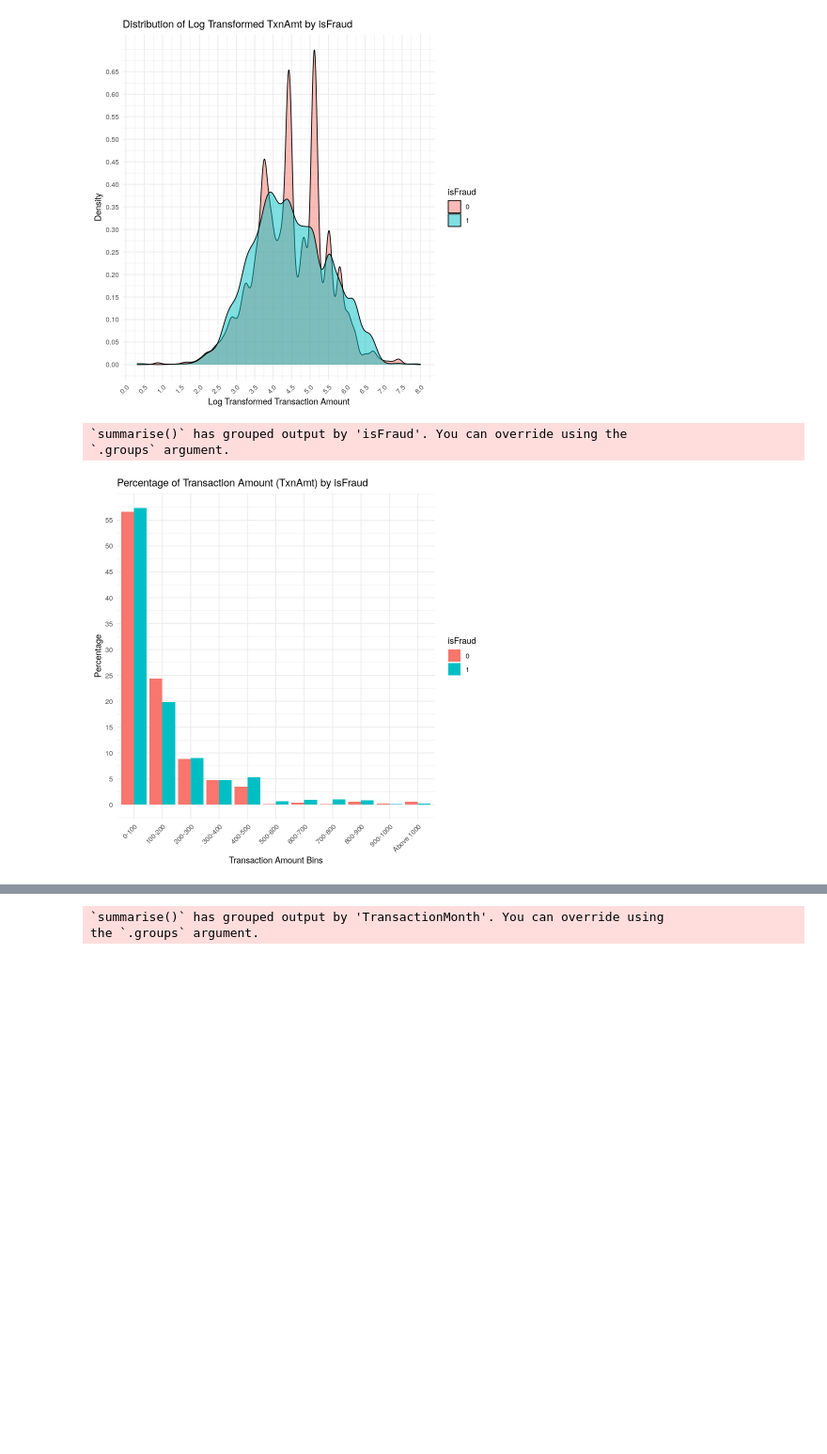
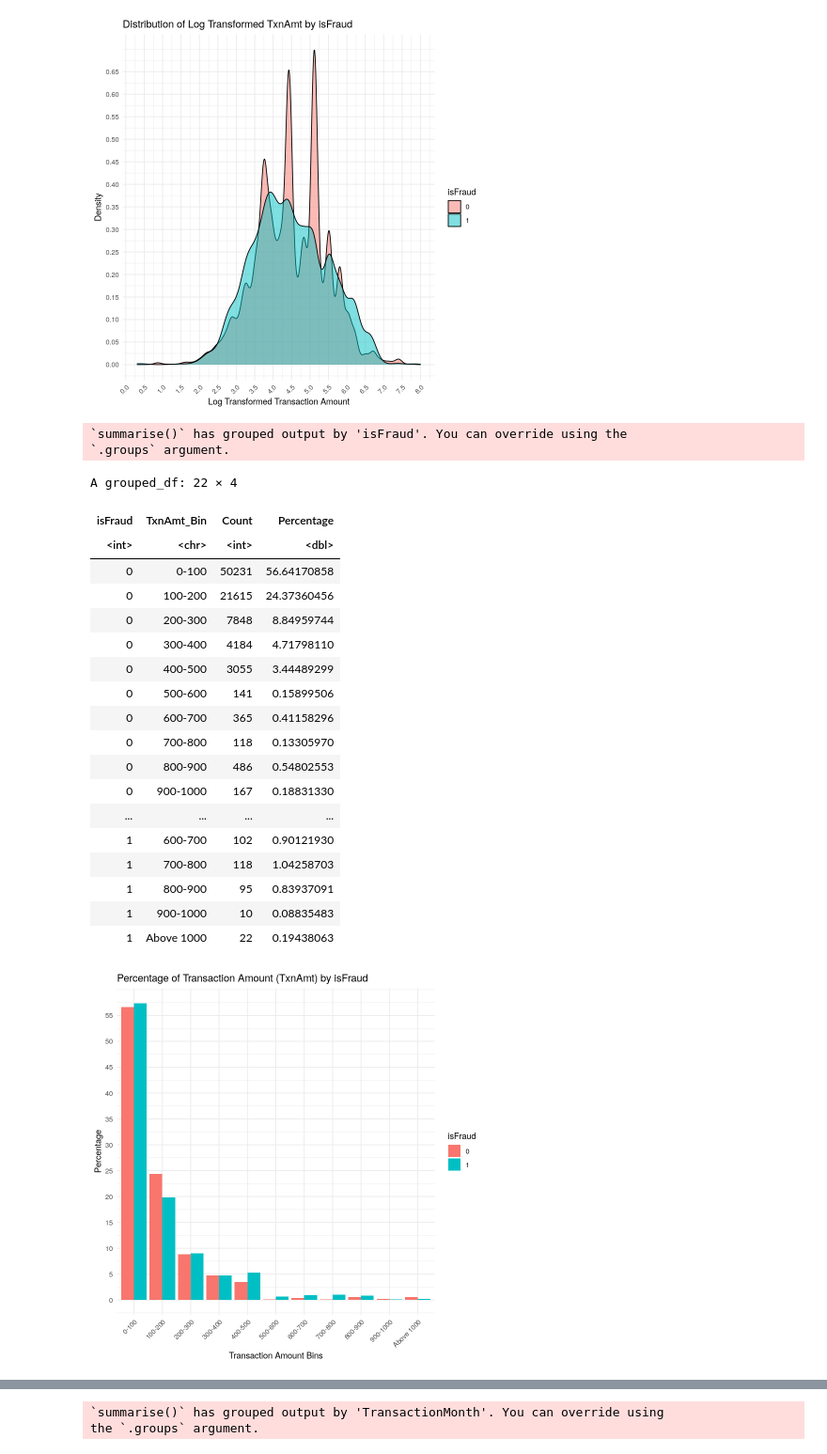
Before and after one commit to ytcctl/peter, a Jupyter notebook: FITE7410/FITE7410_Assgn_1_v0.2.ipynb, the cells around one changed output, grey strips where cells are left out. Shown at 94% size. Saved outputs shown, nothing was run; the diff lists cells and outputs as text; code cells hidden in the pictures; blank space fills up the shorter version.

```diff
--- a/FITE7410/FITE7410_Assgn_1_v0.2.ipynb
+++ b/FITE7410/FITE7410_Assgn_1_v0.2.ipynb
@@ -285,33 +285,55 @@ data_fraud <- data %>%
   mutate(TxnAmt_Bin = case_when(
     TxnAmt <= 100 ~ "0-100",
     TxnAmt <= 200 ~ "100-200",
     TxnAmt <= 300 ~ "200-300",
     TxnAmt <= 400 ~ "300-400",
     TxnAmt <= 500 ~ "400-500",
     TxnAmt <= 600 ~ "500-600",
     TxnAmt <= 700 ~ "600-700",
     TxnAmt <= 800 ~ "700-800",
     TxnAmt <= 900 ~ "800-900",
     TxnAmt <= 1000 ~ "900-1000",
     TRUE ~ "Above 1000"
   )) %>%
   group_by(isFraud, TxnAmt_Bin) %>%
   summarise(Count = n()) %>%
   mutate(Percentage = (Count / sum(Count)) * 100)
 
+  data_fraud
+
+
 # visualize the percentage of TxnAmt with interval of 0-100, 100-200, 200-300, 300-400, 400-500, 500-600, 600-700, 700-800, 800-900, 900-1000 and above 1000 where isFraud == 0 and isFraud ==1 -----------------------------------------------
 ggplot(data_fraud, aes(x = TxnAmt_Bin, y = Percentage, fill = factor(isFraud))) +
   geom_bar(stat = "identity", position = "dodge") +
   labs(title = "Percentage of Transaction Amount (TxnAmt) by isFraud",
        x = "Transaction Amount Bins",
        y = "Percentage",
        fill = "isFraud") +
   theme_minimal() +
   theme(axis.text.x = element_text(angle = 45, hjust = 1)) +
   scale_y_continuous(breaks = seq(0, max(data_fraud$Percentage, na.rm = TRUE), by = 5))
 # %% [output]
 `summarise()` has grouped output by 'isFraud'. You can override using the
 `.groups` argument.
+A grouped_df: 22 × 4
+| isFraud | TxnAmt_Bin | Count | Percentage |
+| <int> | <chr> | <int> | <dbl> |
+| 0 | 0-100 | 50231 | 56.64170858 |
+| 0 | 100-200 | 21615 | 24.37360456 |
+| 0 | 200-300 | 7848 | 8.84959744 |
+| 0 | 300-400 | 4184 | 4.71798110 |
+| 0 | 400-500 | 3055 | 3.44489299 |
+| 0 | 500-600 | 141 | 0.15899506 |
+| 0 | 600-700 | 365 | 0.41158296 |
+| 0 | 700-800 | 118 | 0.13305970 |
+| 0 | 800-900 | 486 | 0.54802553 |
+| 0 | 900-1000 | 167 | 0.18831330 |
+| ... | ... | ... | ... |
+| 1 | 600-700 | 102 | 0.90121930 |
+| 1 | 700-800 | 118 | 1.04258703 |
+| 1 | 800-900 | 95 | 0.83937091 |
+| 1 | 900-1000 | 10 | 0.08835483 |
+| 1 | Above 1000 | 22 | 0.19438063 |
 [figure]
 # %%
 # view TxnAmt with interval of 0-100, 100-200, 200-300, 300-400, 400-500, 500-600, 600-700, 700-800, 800-900, 900-1000 and above 1000 group by isFraud and non-fraud ------------------------------------------------
```
Also changed, not shown: parts of 2 cells of this notebook, 16 other files.
